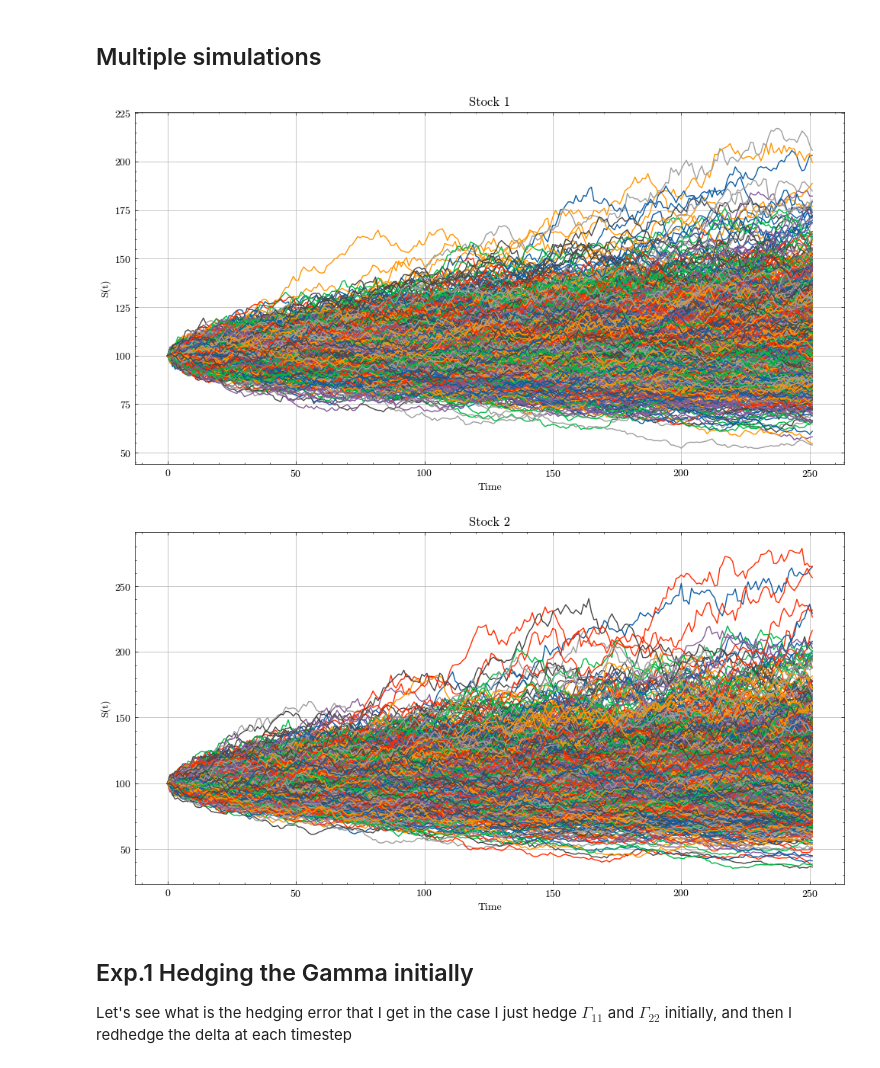
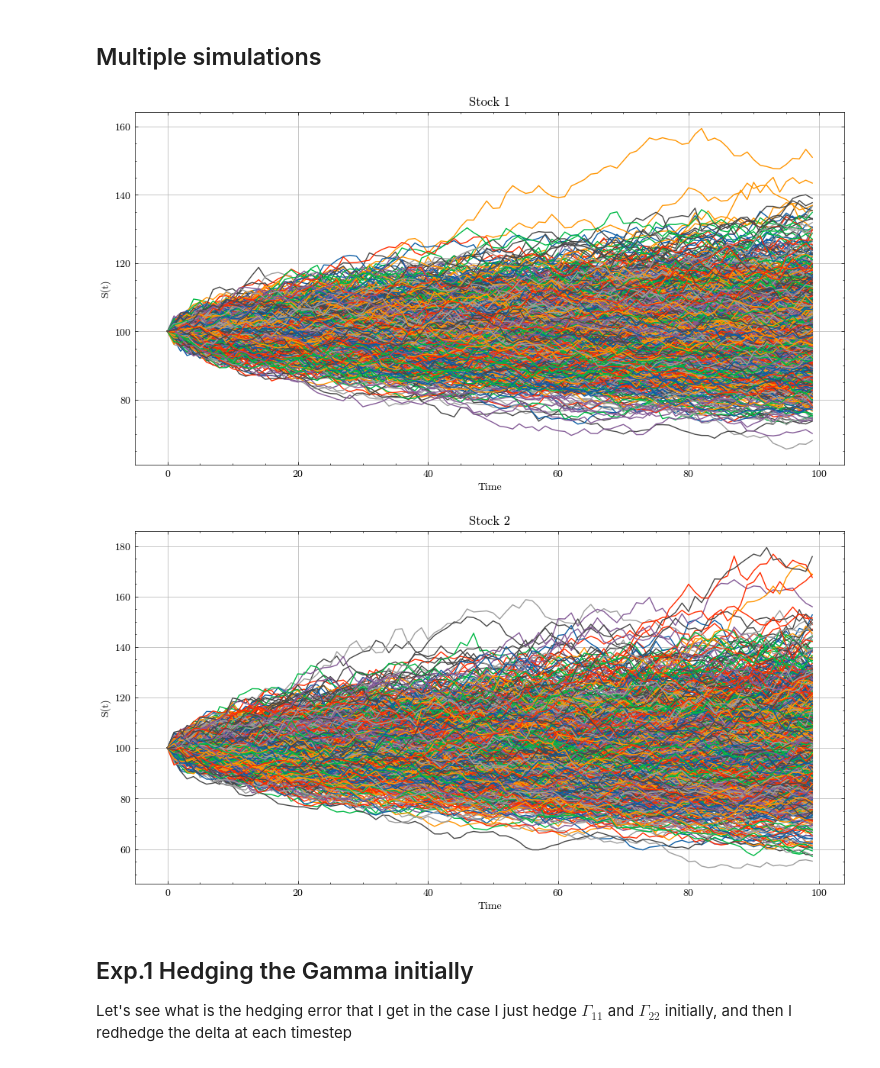
Before and after one commit to paolodelia99/delta-hedging, a Jupyter notebook: black-scholes-hedging/spread-option/gamma_hedging_spread.ipynb, the cells around one changed output. Drawn from its saved outputs; the diff is of its cells as text; code cells hidden in the pictures.

```diff
--- a/black-scholes-hedging/spread-option/gamma_hedging_spread.ipynb
+++ b/black-scholes-hedging/spread-option/gamma_hedging_spread.ipynb
@@ -169,24 +203,24 @@ n_simulation = 1000
 stock_paths = gbm.simulate_paths(SEED, expiration, N, n_simulation)
 # %%
 plt.figure(figsize=(12, 6))
-plt.plot(stock_paths[:, :, 0])
+plt.plot(stock_paths[:100, :, 0])
 plt.title('Stock 1')
 plt.ylabel('S(t)')
 plt.xlabel('Time')
 plt.grid()
 plt.show()
 # %% [output]
-[figure, old version]
+[figure, new version]
 # %%
 plt.figure(figsize=(12, 6))
-plt.plot(stock_paths[:, :, 1])
+plt.plot(stock_paths[:100, :, 1])
 plt.title('Stock 2')
 plt.ylabel('S(t)')
 plt.xlabel('Time')
 plt.grid()
 plt.show()
 # %% [output]
-[figure, old version]
+[figure, new version]
 # %% [markdown]
 ## Exp.1 Hedging the Gamma initially
 
```
Also changed, not shown: parts of 17 cells of this notebook, 3 other files.
